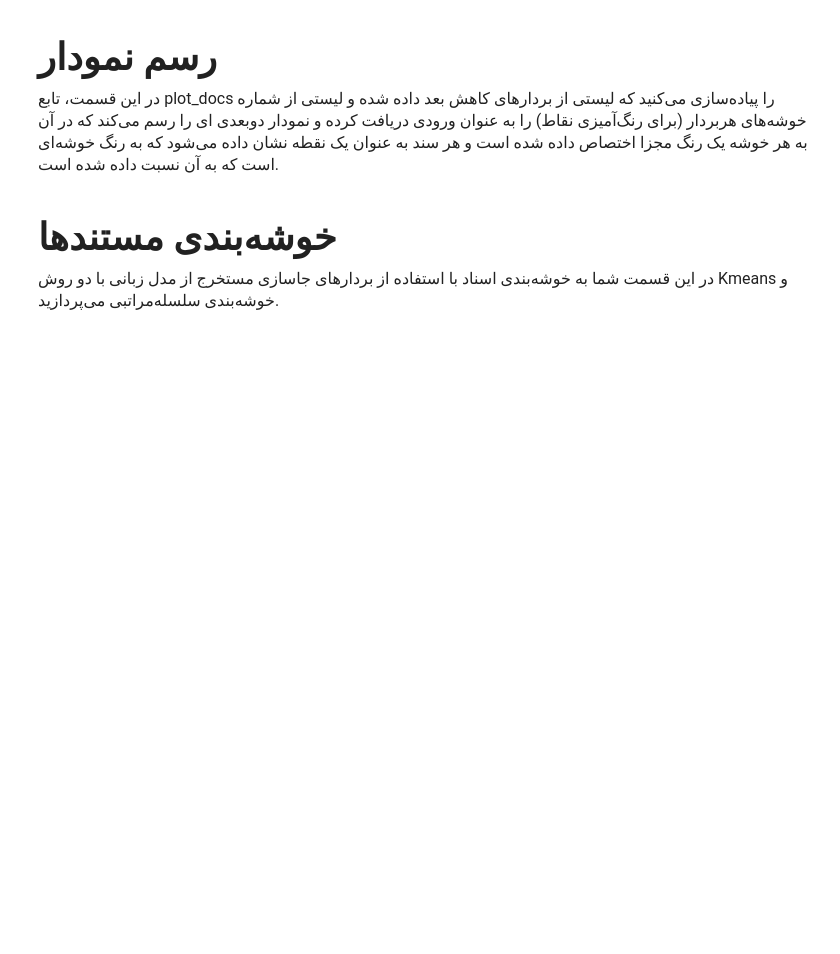
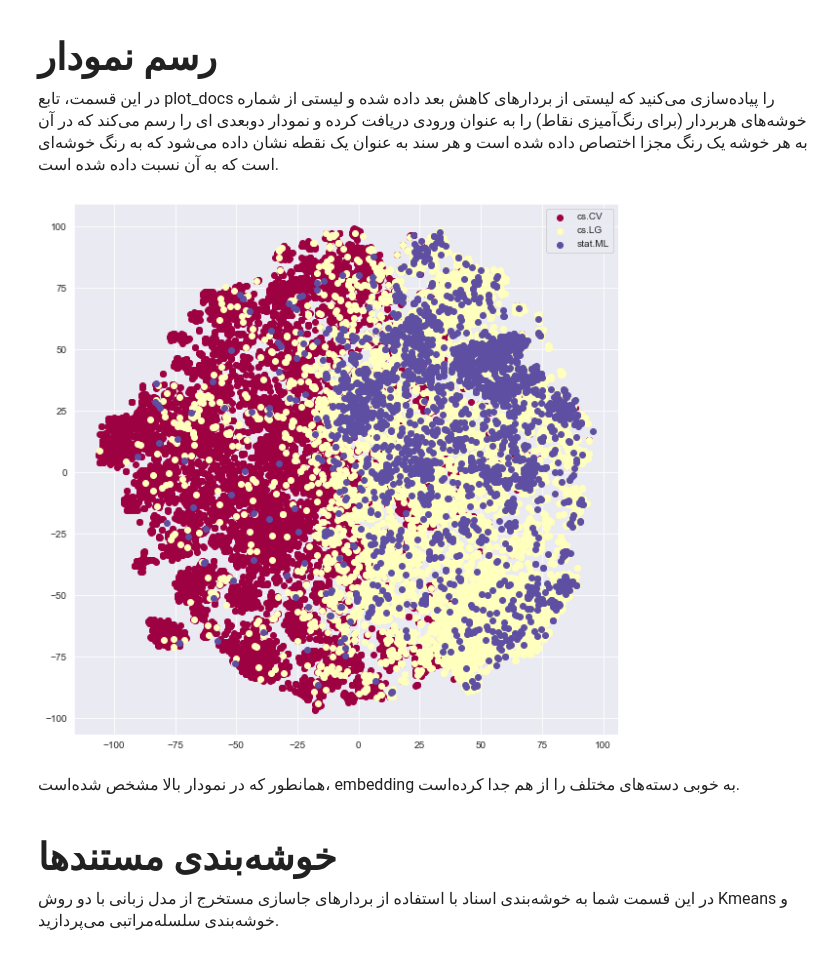
Before and after one commit to ahmadsalimi/information-retrieval, a Jupyter notebook: ir-phase-2.ipynb, the cells around one changed output. Saved outputs shown, nothing was run; the diff lists cells and outputs as text; code cells hidden in the pictures; blank space fills up the shorter version.

```diff
--- a/ir-phase-2.ipynb
+++ b/ir-phase-2.ipynb
@@ -1327,8 +1484,7 @@ X_train, X_test, y_train, y_test = None
 MODEL_NAME = "bert-base-uncased"
 device = torch.device('cuda' if torch.cuda.is_available() else 'cpu')
 
-# todo
 # you can add more cells here if you need
-model = None
-model_2 = None
-tokenizer = None
+encoder = transformers.AutoModelForSequenceClassification.from_pretrained(MODEL_NAME, num_labels=len(categories)).to(device)
+tokenizer = transformers.AutoTokenizer.from_pretrained(MODEL_NAME)
+data_collator = transformers.DataCollatorWithPadding(tokenizer=tokenizer)
@@ -1368,0 +1529,4 @@ trainer.train()
+# %%
+train_dataset, test_dataset = torch.utils.data.random_split(dataset, [
+    int(len(dataset) * 0.8), len(dataset) - int(len(dataset) * 0.8),
+])
@@ -1508,0 +2835,6 @@ def search(title_query: str, abstract_query: str, max_result_count: int, method:
+# %%
+# read data
+df = pd.read_csv('./data/arxiv/arxiv_data_210930-054931.csv')
+df['category'] = df['terms'].apply(lambda l: eval(l)[0])
+df = df.drop_duplicates(['titles']).drop_duplicates(['abstracts']).reset_index(drop=True)
+df
@@ -1569,3 +2930,5 @@ docs_embedding_2d = convert_to_2d_tsne([[NUM, NUM, NUM, ...], [NUM, NUM, NUM, ..
+# %%
+docs_embedding_2d = np.load('drive/MyDrive/arxiv-sbert-embeddings-2d.npy')
 # %% [markdown]
 <div dir="rtl">
 <font face="XB Zar" size=5>
@@ -1603,3 +2945,39 @@ plot_docs([[NUM, NUM], [NUM, NUM], [NUM, NUM], ...])
+# %%
+## ؟ points
+
+def plot_docs(emb_vecs_2d: np.ndarray, labels : pd.Series):
+    """Draws a 2d plot of input vectors
+
+    Parameters
+    ----------
+    emb_2d_vecs : List
+        A list of 2d vectors
+
+    Returns
+    -------
+    """
+
+    plt.figure(figsize=(10, 10))
+    colors = [plt.cm.Spectral(each) for each in np.linspace(0, 1, len(set(labels)))]
+    ls = sorted(set(labels), key=lambda x: (labels == x).sum(), reverse=True)
+    for i, label in enumerate(ls):
+        x = emb_vecs_2d[labels == label, 0]
+        y = emb_vecs_2d[labels == label, 1]
+        plt.scatter(x, y, c=[colors[i]], label=label)
+    plt.legend()
+    plt.show()
+
+plot_docs(docs_embedding_2d, df['category'])
+# %% [output]
+[figure, added]
+# %% [markdown]
+<div dir="rtl">
+<font face="XB Zar" size=3>
+همانطور که در نمودار بالا مشخص شده‌است،
+embedding
+به خوبی دسته‌های مختلف را از هم جدا کرده‌است.
+</font>
+</div>
 # %% [markdown]
 <div dir="rtl">
 <font face="XB Zar" size=5>
```
Also changed, not shown: parts of 104 cells of this notebook.
